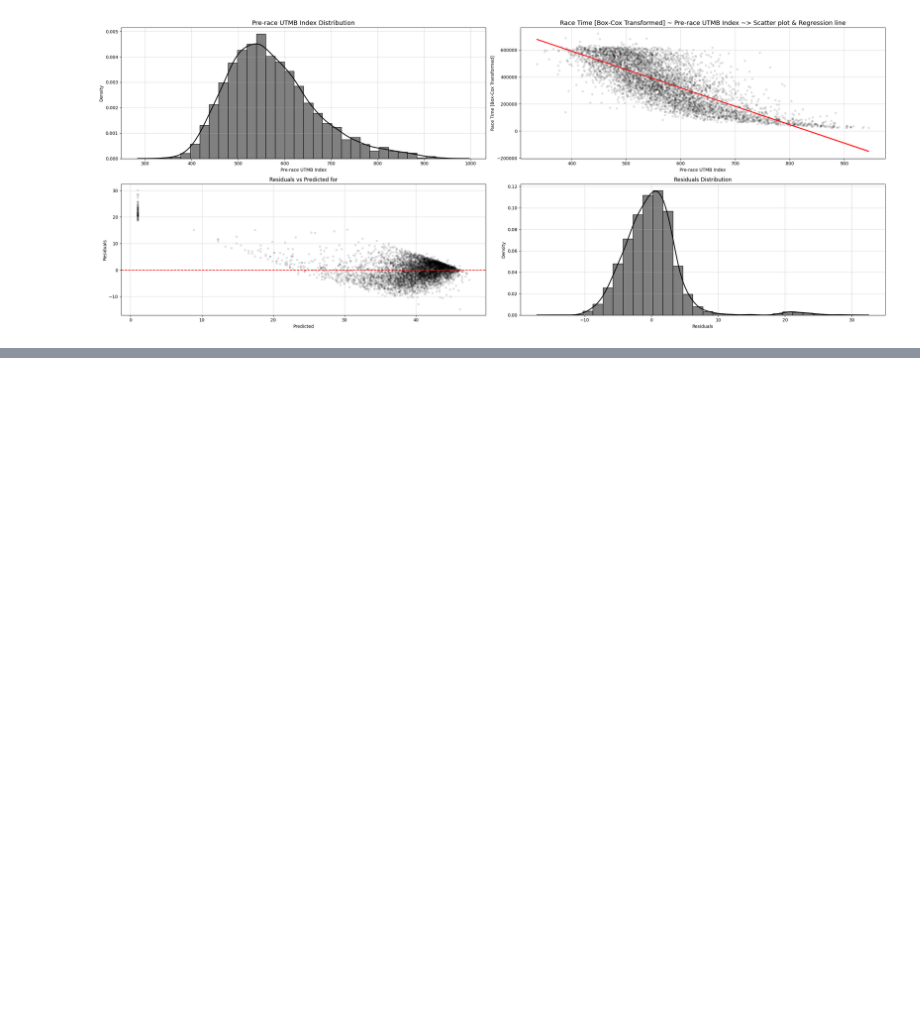
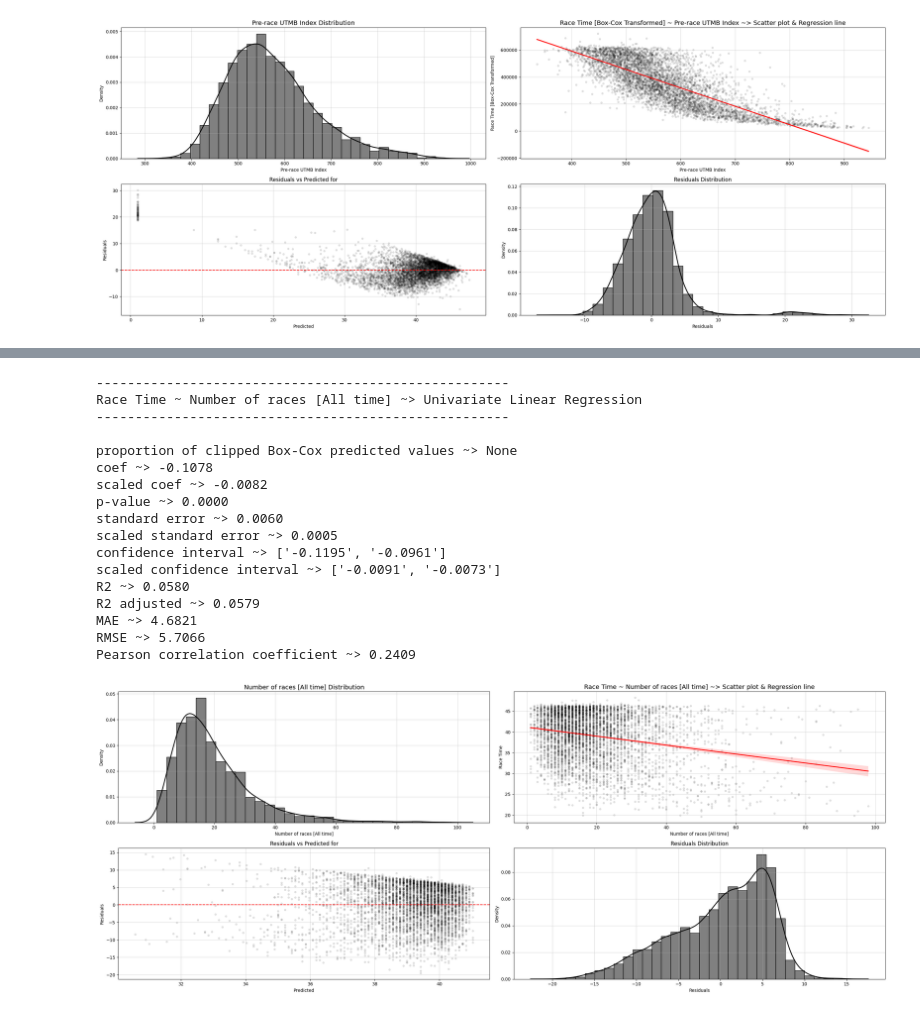
Before and after one commit to 1312Bravo/Sandbox, a Jupyter notebook: analysis.ipynb, the cells around one changed output, grey strips where cells are left out. Saved outputs shown, nothing was run; the diff lists cells and outputs as text; code cells hidden in the pictures; blank space fills up the shorter version.

```diff
--- a/analysis.ipynb
+++ b/analysis.ipynb
@@ -358 +372,37 @@ Race Time ~ Pre-race UTMB Index ~> Univariate Linear Regression
 [figure]
+# %%
+# Number of races [All time] ~ Original
+
+box_cox_transformation = True
+
+print_metrics = True
+show_plot = True
+
+_ = univariate_OLS_numeric(
+    target = "runner_race_time_hours", target_name = "Race Time",
+    feature = "alltime_alldist_nr_races", feature_name = "Number of races [All time]",
+    data = race_results_runner_statistics_finished_train,
+    alpha = 0.1,
+    box_cox_transformation = False,
+    print_metrics = True,
+    show_plot = True
+    )
+# %% [output]
+-----------------------------------------------------
+Race Time ~ Number of races [All time] ~> Univariate Linear Regression
+-----------------------------------------------------
+
+proportion of clipped Box-Cox predicted values ~> None
+coef ~> -0.1078
+scaled coef ~> -0.0082
+p-value ~> 0.0000
+standard error ~> 0.0060
+scaled standard error ~> 0.0005
+confidence interval ~> ['-0.1195', '-0.0961']
+scaled confidence interval ~> ['-0.0091', '-0.0073']
+R2 ~> 0.0580
+R2 adjusted ~> 0.0579
+MAE ~> 4.6821
+RMSE ~> 5.7066
+Pearson correlation coefficient ~> 0.2409
+[figure, added]
```
Also changed, not shown: parts of 3 cells of this notebook.
